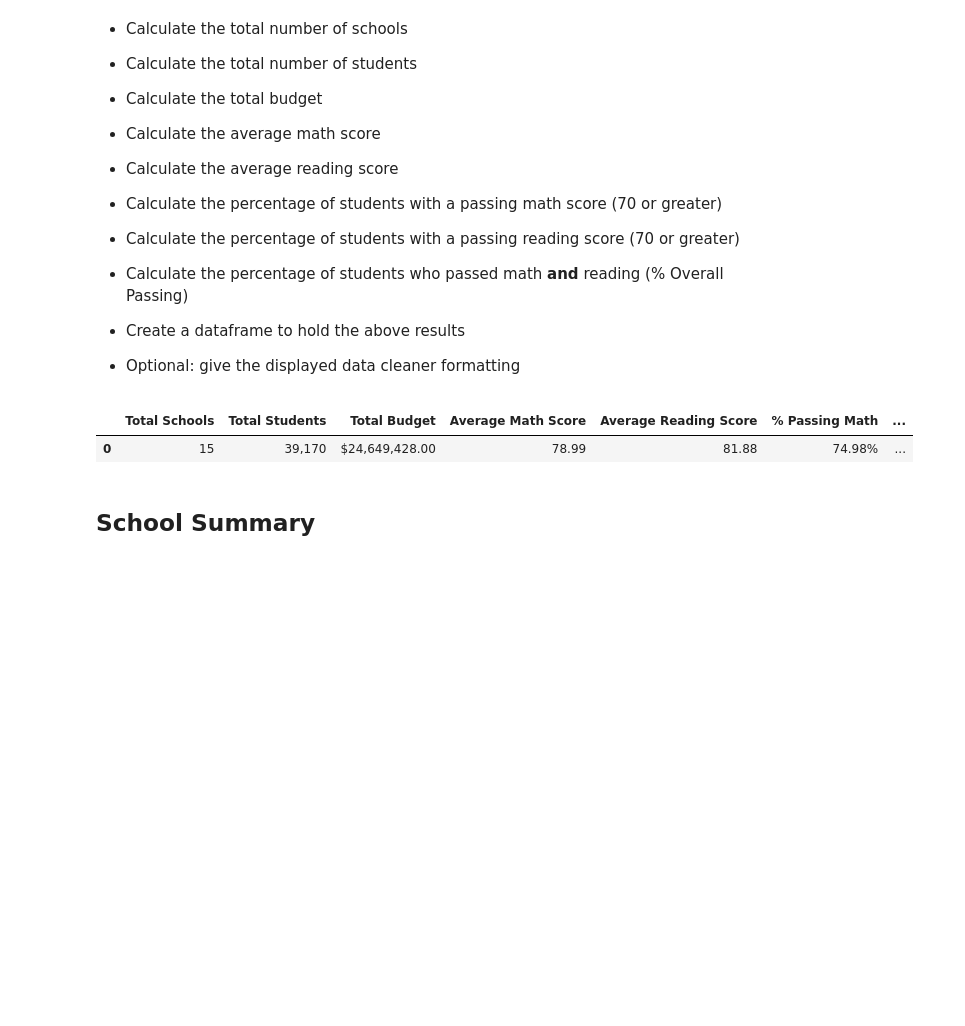
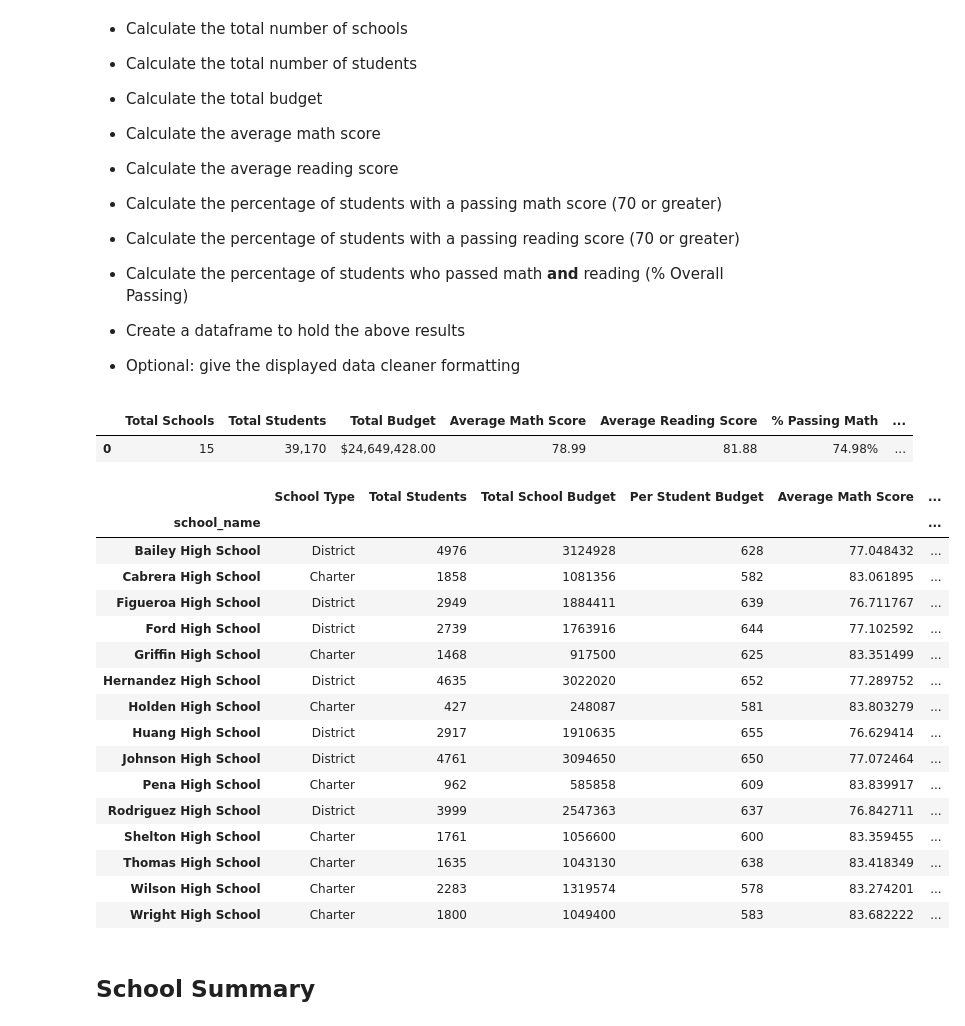
Before and after one commit to johnthomson91/pandas-challenge, a Jupyter notebook: PyCitySchools_starter.ipynb, the cells around one changed output. Drawn from its saved outputs; the diff is of its cells as text; code cells hidden in the pictures; blank space fills up the shorter version.

```diff
--- a/PyCitySchools_starter.ipynb
+++ b/PyCitySchools_starter.ipynb
@@ -66,11 +73,54 @@ summary_df = pd.DataFrame({
     "% Passing Reading": "{0:.2%}".format(passing_reading),
     "Overall Passing %": "{0:.2%}".format(overall_passing)
 })
-# %%
-summary_df
-# %% [output]
-|  | Total Schools | Total Students | Total Budget | Average Math Score | Average Reading Score | % Passing Math | ... |
-| 0 | 15 | 39,170 | $24,649,428.00 | 78.99 | 81.88 | 74.98% | ... |
+# %%
+district_summary_df
+# %% [output]
+|  | Total Schools | Total Students | Total Budget | Average Math Score | Average Reading Score | % Passing Math | ... |
+| 0 | 15 | 39,170 | $24,649,428.00 | 78.99 | 81.88 | 74.98% | ... |
+# %%
+school_summary = school_data_complete.groupby(["school_name"])
+
+school_type = school_summary["type"].max()
+school_students = school_summary["student_name"].count()
+school_budget = school_summary["budget"].unique().astype(int)
+per_student_budget = (school_budget/school_students).astype(int)
+school_avg_math_score = school_summary["math_score"].mean()
+school_avg_reading_score = school_summary["reading_score"].mean()
+# school_passing_math = school_summary["math_score" > 70 ].sum()
+# school_passing_reading = (school_data_complete["reading_score"] >= 70).count()/total_students
+
+
+school_summary_df = pd.DataFrame({
+    "School Type": school_type,
+    "Total Students": school_students,
+    "Total School Budget": school_budget,
+    "Per Student Budget": per_student_budget,
+    "Average Math Score": school_avg_math_score,
+    "Average Reading Score": school_avg_reading_score,
+#     "% Passing Math": school_passing_math,
+#     "% Passing Reading": school_passing_reading,
+
+})
+school_summary_df
+# %% [output]
+|  | School Type | Total Students | Total School Budget | Per Student Budget | Average Math Score | ... |
+| school_name |  |  |  |  |  | ... |
+| Bailey High School | District | 4976 | 3124928 | 628 | 77.048432 | ... |
+| Cabrera High School | Charter | 1858 | 1081356 | 582 | 83.061895 | ... |
+| Figueroa High School | District | 2949 | 1884411 | 639 | 76.711767 | ... |
+| Ford High School | District | 2739 | 1763916 | 644 | 77.102592 | ... |
+| Griffin High School | Charter | 1468 | 917500 | 625 | 83.351499 | ... |
+| Hernandez High School | District | 4635 | 3022020 | 652 | 77.289752 | ... |
+| Holden High School | Charter | 427 | 248087 | 581 | 83.803279 | ... |
+| Huang High School | District | 2917 | 1910635 | 655 | 76.629414 | ... |
+| Johnson High School | District | 4761 | 3094650 | 650 | 77.072464 | ... |
+| Pena High School | Charter | 962 | 585858 | 609 | 83.839917 | ... |
+| Rodriguez High School | District | 3999 | 2547363 | 637 | 76.842711 | ... |
+| Shelton High School | Charter | 1761 | 1056600 | 600 | 83.359455 | ... |
+| Thomas High School | Charter | 1635 | 1043130 | 638 | 83.418349 | ... |
+| Wilson High School | Charter | 2283 | 1319574 | 578 | 83.274201 | ... |
+| Wright High School | Charter | 1800 | 1049400 | 583 | 83.682222 | ... |
 # %% [markdown]
 ## School Summary
 # %% [markdown]
```
Also changed, not shown: parts of 2 cells of this notebook.
